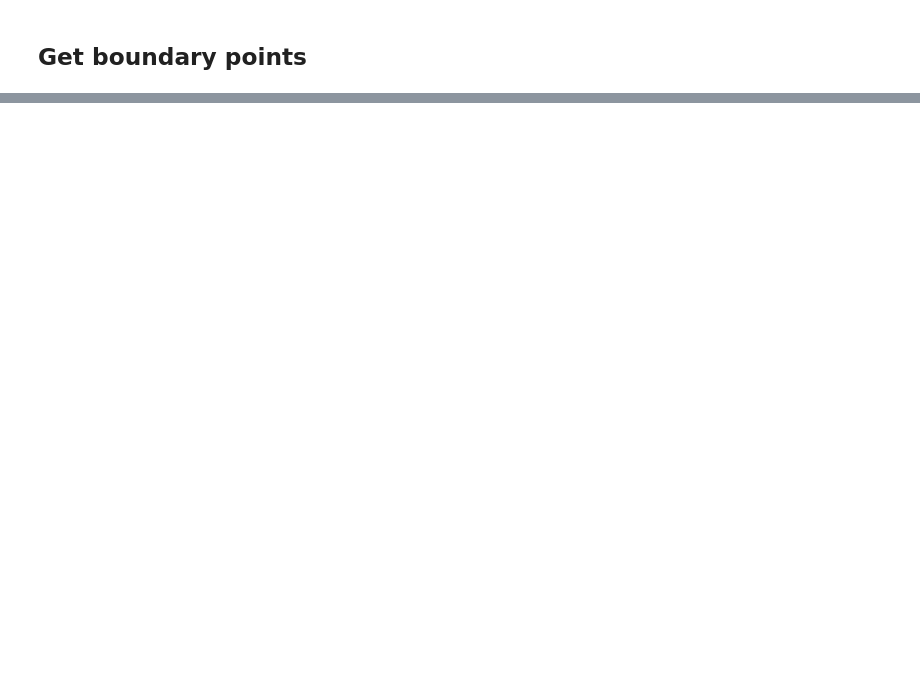
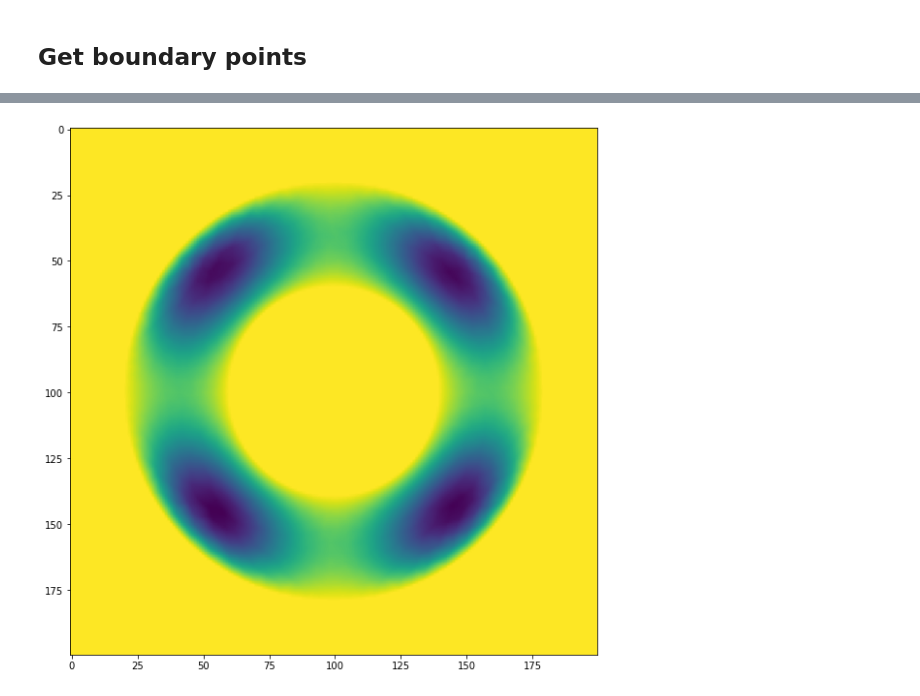
Before and after one commit to kamosevoyan/Diploma_work, a Jupyter notebook: Notebooks/Poisson_equation_solution_on_polygonal_domain.ipynb, the cells around one changed output, grey strips where cells are left out. Drawn from its saved outputs; the diff is of its cells as text; code cells hidden in the pictures; blank space fills up the shorter version.

```diff
--- a/Notebooks/Poisson_equation_solution_on_polygonal_domain.ipynb
+++ b/Notebooks/Poisson_equation_solution_on_polygonal_domain.ipynb
@@ -36,6 +63,6 @@ triangles_c = triangles_s.reshape(-1, 2)
 # %%
-tx = np.linspace(-2, 2, 200)
-ty = np.linspace(-2, 2, 200)
+tx = np.linspace(-2.5, 2.5, 200)
+ty = np.linspace(-2.5, 2.5, 200)
 xx, yy = np.meshgrid(tx, ty, indexing="xy")
 points_ = np.stack((xx, yy)).transpose(1, 2, 0)
 
@@ -141,5 +181,6 @@ for idx, element in enumerate(triangles):
 # %%
 c = np.linalg.solve(matrix, b)
+c += g
 # %%
 S = np.zeros(xx.shape)
 for j in range(3):
@@ -159 +200,8 @@ plt.show()
+# %%
+%matplotlib inline
+fig, ax = plt.subplots(figsize=(10, 10))
+ax.imshow(S)
+plt.show()
+# %% [output]
+[figure, added]
 # %%
```
Also changed, not shown: parts of 18 cells of this notebook.
